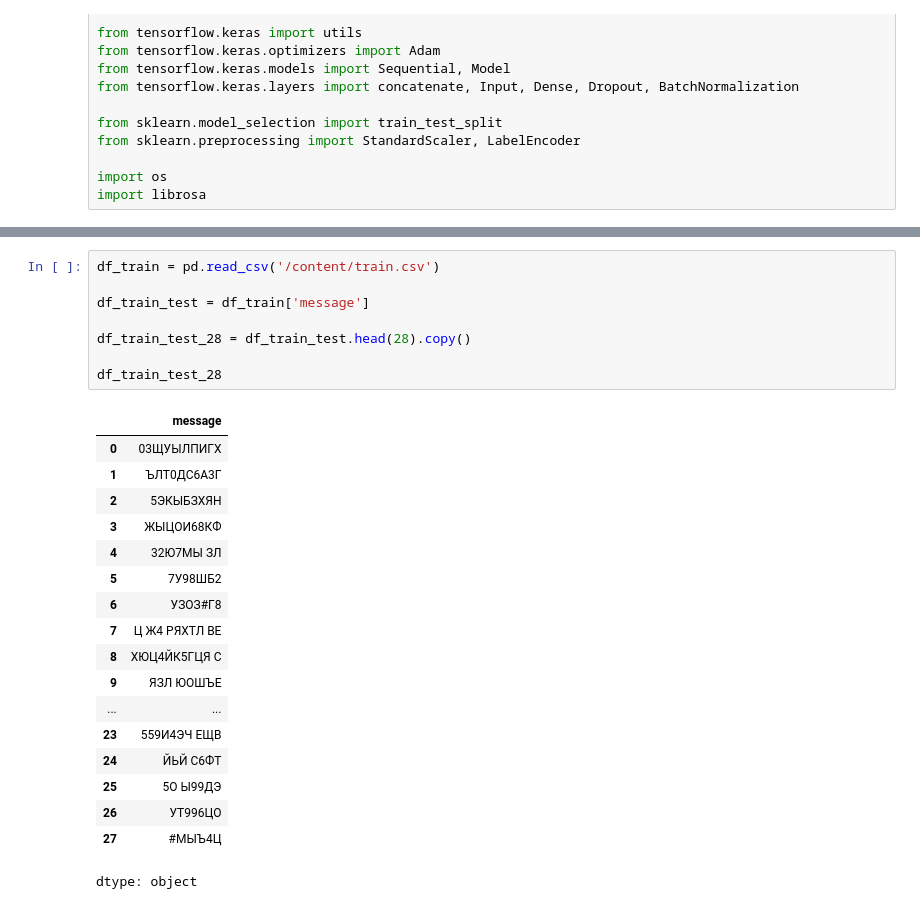
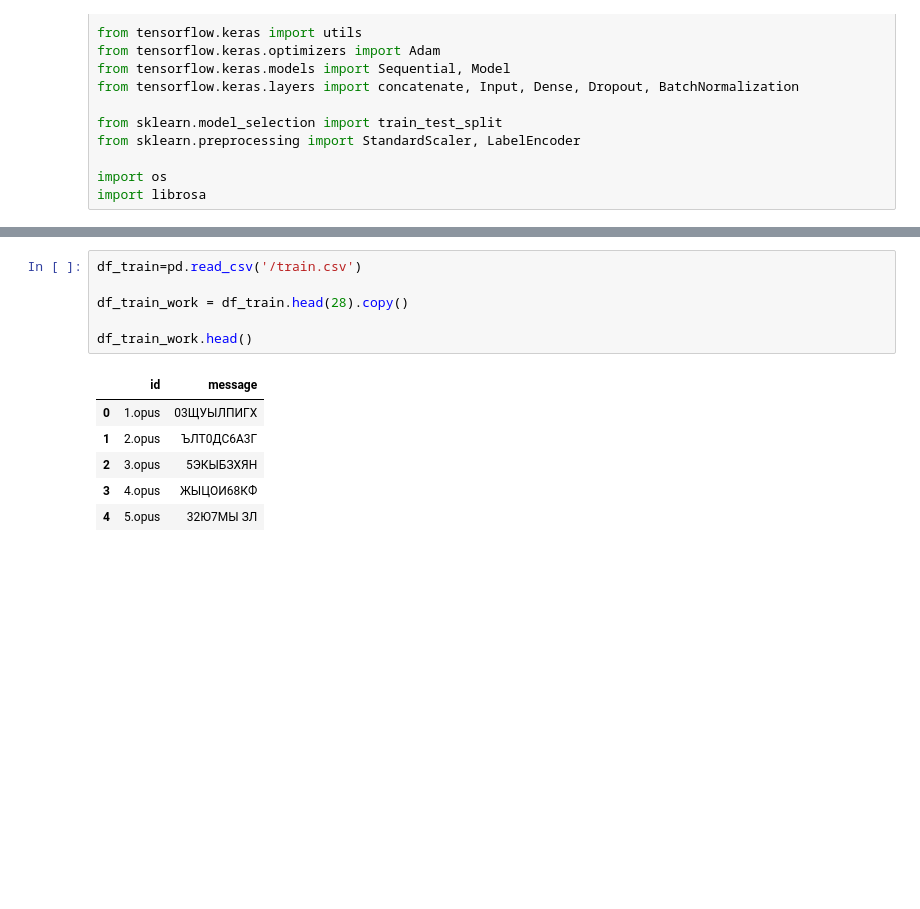
Before and after one commit to ViMasHub/Test_Kontur, a Jupyter notebook: Тестовое_задание.ipynb, the cells around one changed output, grey strips where cells are left out. Drawn from its saved outputs; the diff is of its cells as text; blank space fills up the shorter version.

```diff
--- a/Тестовое_задание.ipynb
+++ b/Тестовое_задание.ipynb
@@ -264,28 +248,14 @@ Saving 28.opus to 28.opus
 # %%
-df_train = pd.read_csv('/content/train.csv')
+df_train=pd.read_csv('/train.csv')
 
-df_train_test = df_train['message']
+df_train_work = df_train.head(28).copy()
 
-df_train_test_28 = df_train_test.head(28).copy()
-
-df_train_test_28
+df_train_work.head()
 # %% [output]
-|  | message |
-| 0 | 03ЩУЫЛПИГХ |
-| 1 | ЪЛТ0ДС6А3Г |
-| 2 | 5ЭКЫБЗХЯН |
-| 3 | ЖЫЦОИ68КФ |
-| 4 | 32Ю7МЫ ЗЛ |
-| 5 | 7У98ШБ2 |
-| 6 | УЗОЗ#Г8 |
-| 7 | Ц Ж4 РЯХТЛ ВЕ |
-| 8 | ХЮЦ4ЙК5ГЦЯ С |
-| 9 | ЯЗЛ ЮОШЪЕ |
-| ... | ... |
-| 23 | 559И4ЭЧ ЕЩВ |
-| 24 | ЙЬЙ С6ФТ |
-| 25 | 5О Ы99ДЭ |
-| 26 | УТ996ЦО |
-| 27 | #МЫЪ4Ц |
+|  | id | message |
+| 0 | 1.opus | 03ЩУЫЛПИГХ |
+| 1 | 2.opus | ЪЛТ0ДС6А3Г |
+| 2 | 3.opus | 5ЭКЫБЗХЯН |
+| 3 | 4.opus | ЖЫЦОИ68КФ |
+| 4 | 5.opus | 32Ю7МЫ ЗЛ |
-dtype: object
 # %%
```
Also changed, not shown: parts of 4 cells of this notebook.
